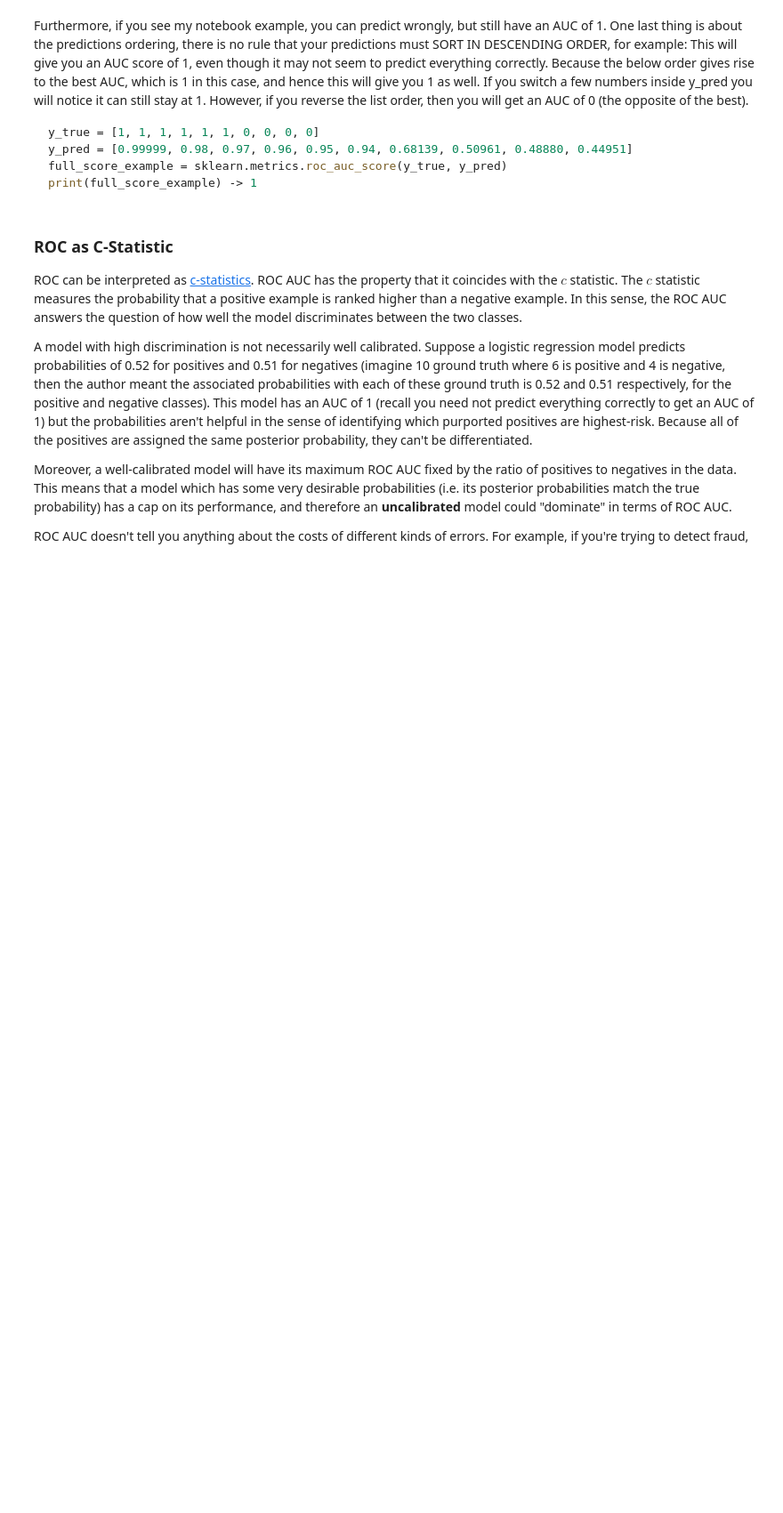
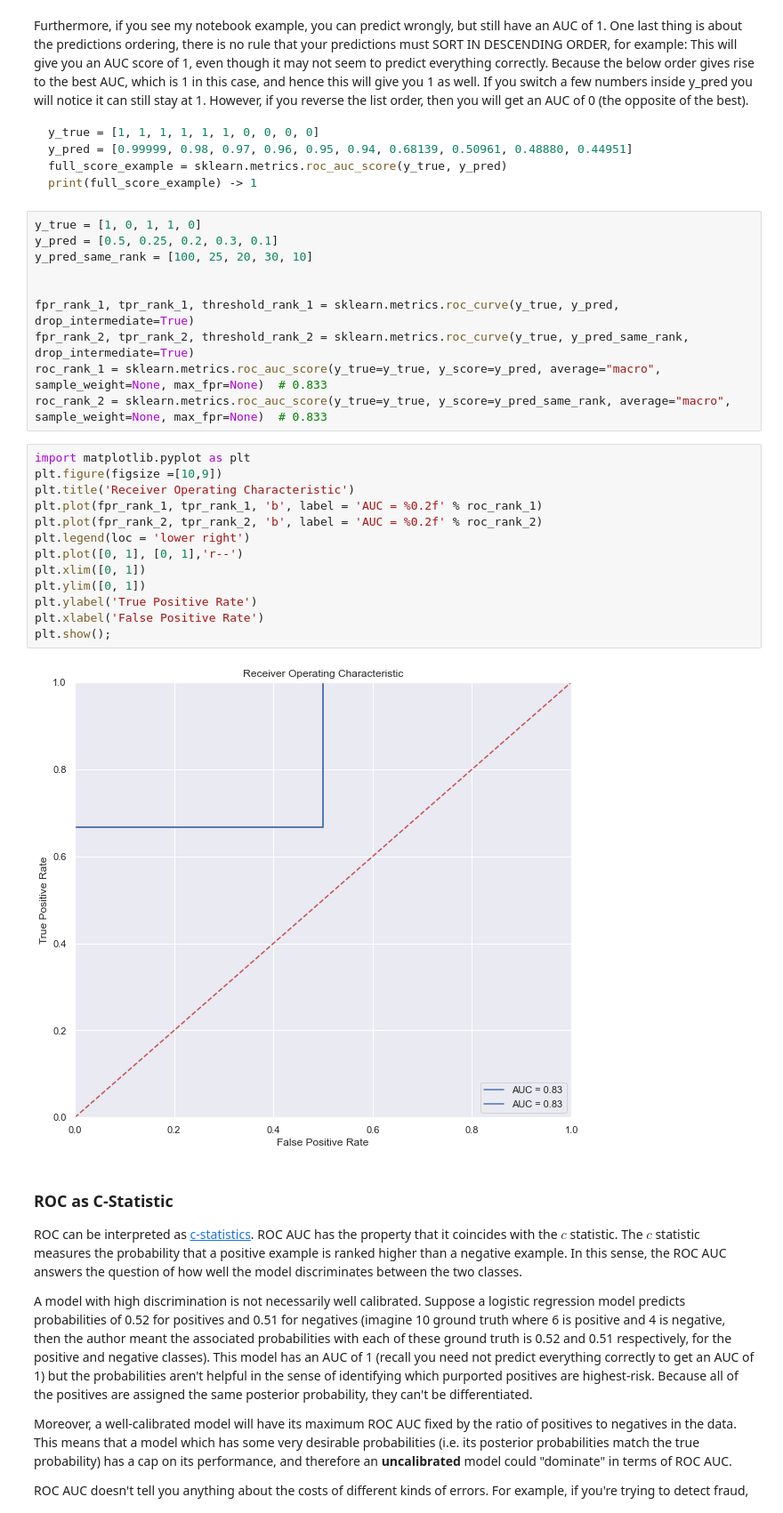
Before and after one commit to ghnreigns/reighns-MLAlgorithms, a Jupyter notebook: reighns-metrics/notebooks/Machine Learning Metrics.ipynb, the cells around one changed output. Shown: that part at 89% size. Cells and saved outputs as stored; diff of their text form; blank space fills up the shorter version.

````diff
--- a/reighns-metrics/notebooks/Machine Learning Metrics.ipynb
+++ b/reighns-metrics/notebooks/Machine Learning Metrics.ipynb
@@ -539,6 +539,31 @@ y_pred = [0.99999, 0.98, 0.97, 0.96, 0.95, 0.94, 0.68139, 0.50961, 0.48880, 0.44
 full_score_example = sklearn.metrics.roc_auc_score(y_true, y_pred)
 print(full_score_example) -> 1
 ```
+# %%
+y_true = [1, 0, 1, 1, 0]
+y_pred = [0.5, 0.25, 0.2, 0.3, 0.1]
+y_pred_same_rank = [100, 25, 20, 30, 10]
+
+
+fpr_rank_1, tpr_rank_1, threshold_rank_1 = sklearn.metrics.roc_curve(y_true, y_pred, drop_intermediate=True)
+fpr_rank_2, tpr_rank_2, threshold_rank_2 = sklearn.metrics.roc_curve(y_true, y_pred_same_rank, drop_intermediate=True)
+roc_rank_1 = sklearn.metrics.roc_auc_score(y_true=y_true, y_score=y_pred, average="macro", sample_weight=None, max_fpr=None)  # 0.833
+roc_rank_2 = sklearn.metrics.roc_auc_score(y_true=y_true, y_score=y_pred_same_rank, average="macro", sample_weight=None, max_fpr=None)  # 0.833
+# %%
+import matplotlib.pyplot as plt
+plt.figure(figsize =[10,9])
+plt.title('Receiver Operating Characteristic')
+plt.plot(fpr_rank_1, tpr_rank_1, 'b', label = 'AUC = %0.2f' % roc_rank_1)
+plt.plot(fpr_rank_2, tpr_rank_2, 'b', label = 'AUC = %0.2f' % roc_rank_2)
+plt.legend(loc = 'lower right')
+plt.plot([0, 1], [0, 1],'r--')
+plt.xlim([0, 1])
+plt.ylim([0, 1])
+plt.ylabel('True Positive Rate')
+plt.xlabel('False Positive Rate')
+plt.show();
+# %% [output]
+[figure, added]
 # %% [markdown]
 ### ROC as C-Statistic
 
````
Also changed, not shown: parts of 41 cells of this notebook, 2 other files.
